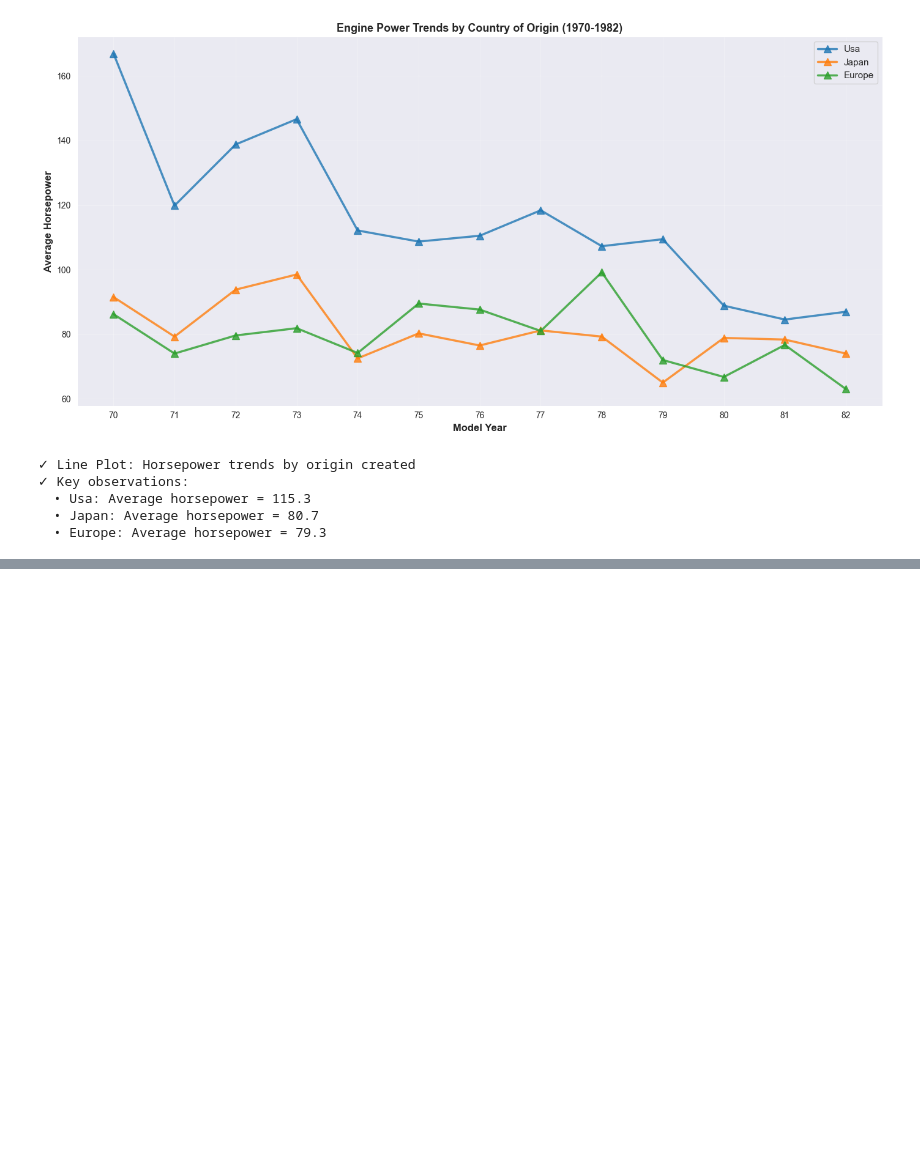
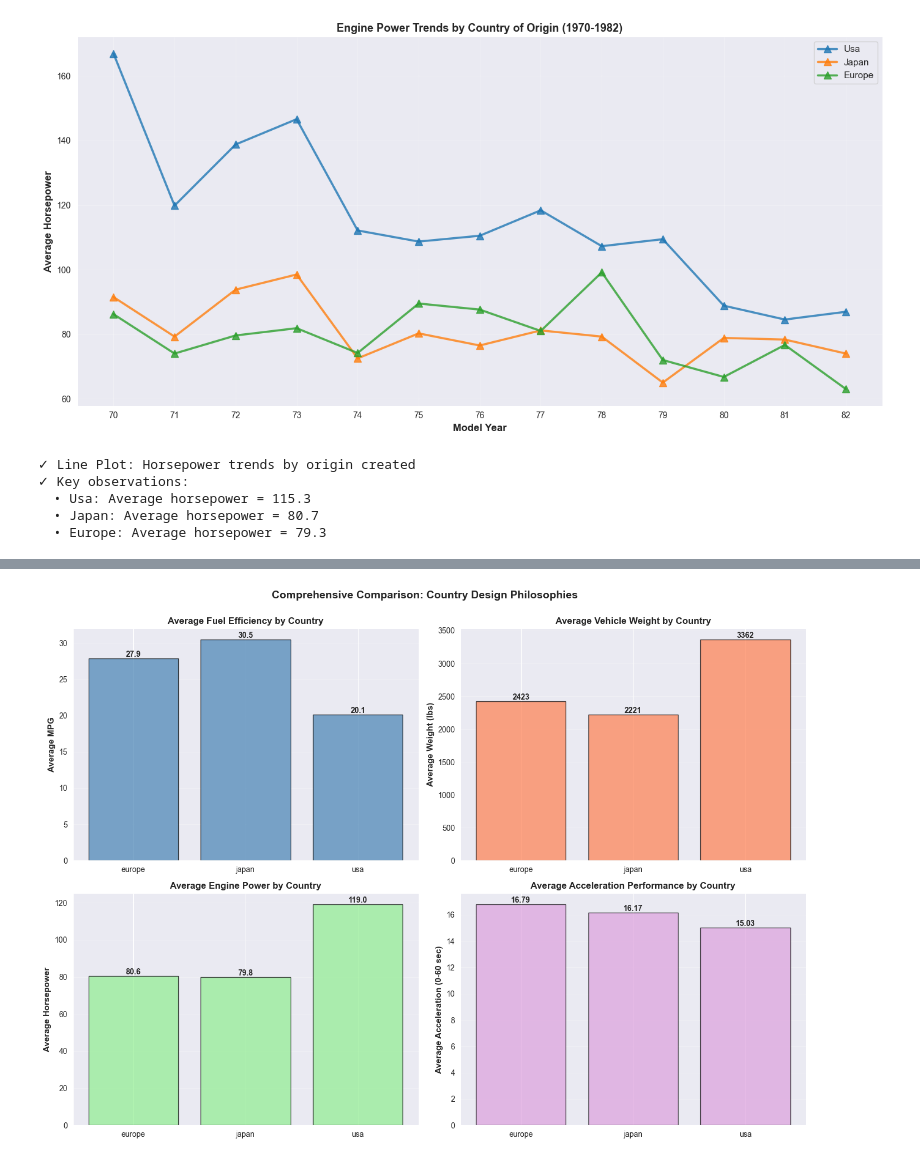
Before and after one commit to rosanajurdi/Data_Visualization_Course_2026, a Jupyter notebook: lab-sessions/lab4-ScatterPlots_line plots_heatmaps.ipynb, the cells around one changed output, grey strips where cells are left out. Drawn from its saved outputs; the diff is of its cells as text; code cells hidden in the pictures; blank space fills up the shorter version.

```diff
--- a/lab-sessions/lab4-ScatterPlots_line plots_heatmaps.ipynb
+++ b/lab-sessions/lab4-ScatterPlots_line plots_heatmaps.ipynb
@@ -374,0 +580,89 @@ for origin in mpg_df['origin'].unique():
+# %%
+print("\n📊 COMPARATIVE BAR CHARTS: Performance Metrics by Country")
+print("-" * 70)
+
+# Calculate average metrics by origin
+metrics_by_origin = mpg_df.groupby('origin')[['mpg', 'weight', 'horsepower', 'acceleration']].mean()
+
+# Create subplots
+fig, axes = plt.subplots(2, 2, figsize=(14, 10))
+
+# Plot 1: Average MPG
+ax1 = axes[0, 0]
+bars1 = ax1.bar(metrics_by_origin.index, metrics_by_origin['mpg'], color='steelblue', edgecolor='black', alpha=0.7)
+ax1.set_ylabel('Average MPG', fontsize=11, fontweight='bold')
+ax1.set_title('Average Fuel Efficiency by Country', fontsize=12, fontweight='bold')
+ax1.grid(axis='y', alpha=0.3)
+# Add value labels on bars
+for bar in bars1:
+    height = bar.get_height()
+    ax1.text(bar.get_x() + bar.get_width()/2., height,
+             f'{height:.1f}',
+             ha='center', va='bottom', fontweight='bold')
+
+# Plot 2: Average Weight
+ax2 = axes[0, 1]
+bars2 = ax2.bar(metrics_by_origin.index, metrics_by_origin['weight'], color='coral', edgecolor='black', alpha=0.7)
+ax2.set_ylabel('Average Weight (lbs)', fontsize=11, fontweight='bold')
+ax2.set_title('Average Vehicle Weight by Country', fontsize=12, fontweight='bold')
+ax2.grid(axis='y', alpha=0.3)
+for bar in bars2:
+    height = bar.get_height()
+    ax2.text(bar.get_x() + bar.get_width()/2., height,
+             f'{height:.0f}',
+             ha='center', va='bottom', fontweight='bold')
+
+# Plot 3: Average Horsepower
+ax3 = axes[1, 0]
+bars3 = ax3.bar(metrics_by_origin.index, metrics_by_origin['horsepower'], color='lightgreen', edgecolor='black', alpha=0.7)
+ax3.set_ylabel('Average Horsepower', fontsize=11, fontweight='bold')
+ax3.set_title('Average Engine Power by Country', fontsize=12, fontweight='bold')
+ax3.grid(axis='y', alpha=0.3)
+for bar in bars3:
+    height = bar.get_height()
+    ax3.text(bar.get_x() + bar.get_width()/2., height,
+             f'{height:.1f}',
+             ha='center', va='bottom', fontweight='bold')
+
+# Plot 4: Average Acceleration
+ax4 = axes[1, 1]
+bars4 = ax4.bar(metrics_by_origin.index, metrics_by_origin['acceleration'], color='plum', edgecolor='black', alpha=0.7)
+ax4.set_ylabel('Average Acceleration (0-60 sec)', fontsize=11, fontweight='bold')
+ax4.set_title('Average Acceleration Performance by Country', fontsize=12, fontweight='bold')
+ax4.grid(axis='y', alpha=0.3)
+for bar in bars4:
+    height = bar.get_height()
+    ax4.text(bar.get_x() + bar.get_width()/2., height,
+             f'{height:.2f}',
+             ha='center', va='bottom', fontweight='bold')
+
+plt.suptitle('Comprehensive Comparison: Country Design Philosophies',
+             fontsize=14, fontweight='bold', y=1.00)
+plt.tight_layout()
+plt.show()
+
+print("✓ Comparative bar charts created")
+
+print("\n🎯 COUNTRY DESIGN PHILOSOPHIES SUMMARY:")
+print("-" * 70)
+print("\n🇺🇸 USA:")
+print(f"   • MPG: {metrics_by_origin.loc['usa', 'mpg']:.1f} (LOWEST - Heavy cars, powerful engines)")
+print(f"   • Weight: {metrics_by_origin.loc['usa', 'weight']:.0f} lbs (HEAVIEST)")
+print(f"   • Horsepower: {metrics_by_origin.loc['usa', 'horsepower']:.1f} (HIGHEST - Power-focused)")
+print(f"   • Acceleration: {metrics_by_origin.loc['usa', 'acceleration']:.2f} sec (FASTEST)")
+print("   • Strategy: Prioritize POWER and SIZE over efficiency")
+
+print("\n🇯🇵 JAPAN:")
+print(f"   • MPG: {metrics_by_origin.loc['japan', 'mpg']:.1f} (HIGHEST - Light, efficient cars)")
+print(f"   • Weight: {metrics_by_origin.loc['japan', 'weight']:.0f} lbs (LIGHTEST)")
+print(f"   • Horsepower: {metrics_by_origin.loc['japan', 'horsepower']:.1f} (LOWEST)")
+print(f"   • Acceleration: {metrics_by_origin.loc['japan', 'acceleration']:.2f} sec (SLOWEST)")
+print("   • Strategy: Prioritize EFFICIENCY and ECONOMY over power")
+
+print("\n🇪🇺 EUROPE:")
+print(f"   • MPG: {metrics_by_origin.loc['europe', 'mpg']:.1f} (MIDDLE - Balanced approach)")
+print(f"   • Weight: {metrics_by_origin.loc['europe', 'weight']:.0f} lbs (MEDIUM)")
+print(f"   • Horsepower: {metrics_by_origin.loc['europe', 'horsepower']:.1f} (MEDIUM)")
+print(f"   • Acceleration: {metrics_by_origin.loc['europe', 'acceleration']:.2f} sec (MEDIUM)")
+print("   • Strategy: BALANCE between performance and efficiency")
+# %% [output]
@@ -374,0 +671 @@ for origin in mpg_df['origin'].unique():
+[figure, added]
```
Also changed, not shown: parts of 13 cells of this notebook.
